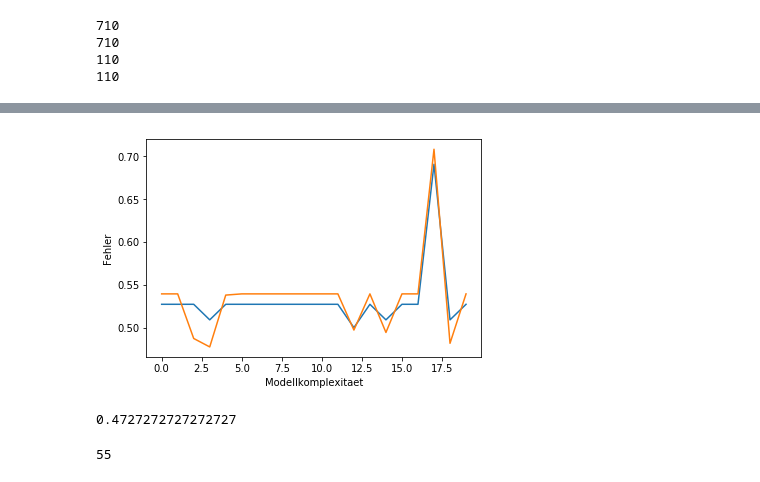
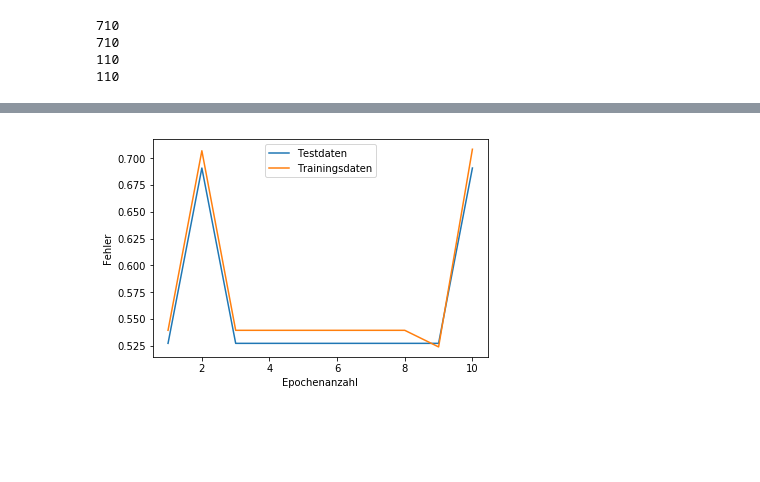
Before and after one commit to FabianMoeller/KI_Sportanalytics, a Jupyter notebook: Vector.ipynb, the cells around one changed output, grey strips where cells are left out. Drawn from its saved outputs; the diff is of its cells as text; code cells hidden in the pictures; blank space fills up the shorter version.

```diff
--- a/Vector.ipynb
+++ b/Vector.ipynb
@@ -199,6 +197,4 @@ print(len(test_target_tensor))
 710
 110
 110
-# %%
-net = NeuronalNetVector()
 # %%
@@ -235,13 +231,3 @@ class Evaluation():
                     correct = correct+1
         accuracy = correct/len(input_vector)
         return(accuracy)
-# %%
-accuracy_train = {}
-accuracy_test = {}
-for i in range(20):
-    test_eval = Evaluation(NeuronalNetVector(),30)
-    test_eval.train(train_input_tensor,train_target_tensor)
-    test_result = test_eval.test(test_input_tensor,test_target_tensor)
-    accuracy_test[i] = test_result
-    train_test_result = test_eval.test(train_input_tensor,train_target_tensor)
-    accuracy_train[i] = train_test_result
@@ -266,36 +234,26 @@ Finished Training
+# %%
+train_accuracy = {}
+test_accuracy = {}
+for n_epoch in [1,2,3,4,5,6,7,8,9,10]:
+    net = Evaluation(NeuronalNetVector(),n_epoch)
+    net.train(train_input_tensor,train_target_tensor)
+    test_accuracy[n_epoch] = net.test(test_input_tensor,test_target_tensor)
+    train_accuracy[n_epoch] = net.test(train_input_tensor,train_target_tensor)
 # %%
-test_tuple = sorted(accuracy_test.items())
-train_tuple = sorted(accuracy_train.items())
+test_tuple = sorted(test_accuracy.items())
+train_tuple = sorted(train_accuracy.items())
 
 test_x, test_y = zip(*test_tuple)
 test_y = [1-val for val in test_y]
 train_x, train_y = zip(*train_tuple)
 train_y = [1-val for val in train_y]
 
-test_line = plt.plot(test_x, test_y, label='Testdaten')
-trainings_line = plt.plot(train_x , train_y , label = 'Trainingsdaten')
+test_line= plt.plot(test_x, test_y, label='Testdaten')
+trainings_line= plt.plot(train_x , train_y, label="Trainingsdaten")
 
-plt.xlabel("Modellkomplexitaet")
+plt.legend()
+plt.xlabel("Epochenanzahl")
 plt.ylabel("Fehler")
 plt.show()
 # %% [output]
-[figure, old version]
+[figure, new version]
-# %%
-#Quantitative Evaluierung
-correct = 0
-total = 0
-with torch.no_grad():
-    for i in range(len(test_input_tensor)) :
-        outputs = net(test_input_tensor[i])
-        if (torch.argmax(outputs) == torch.argmax(test_target_tensor[i])):
-            correct = correct+1
-print(correct / len(test_input_tensor))
-# %% [output]
-0.4727272727272727
-# %%
-a = 0
-for data in test_loader:
-    a = a+1
-print(a)
-# %% [output]
-55
```
Also changed, not shown: parts of 4 cells of this notebook, 2 other files.
